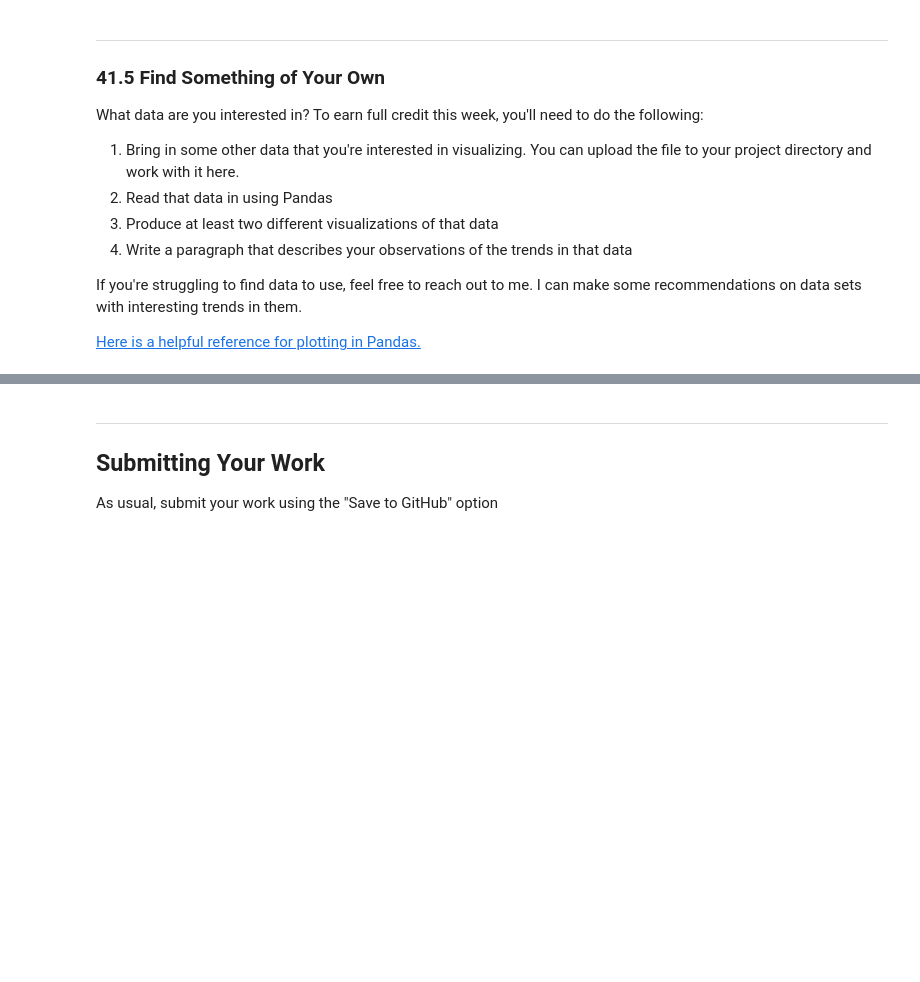
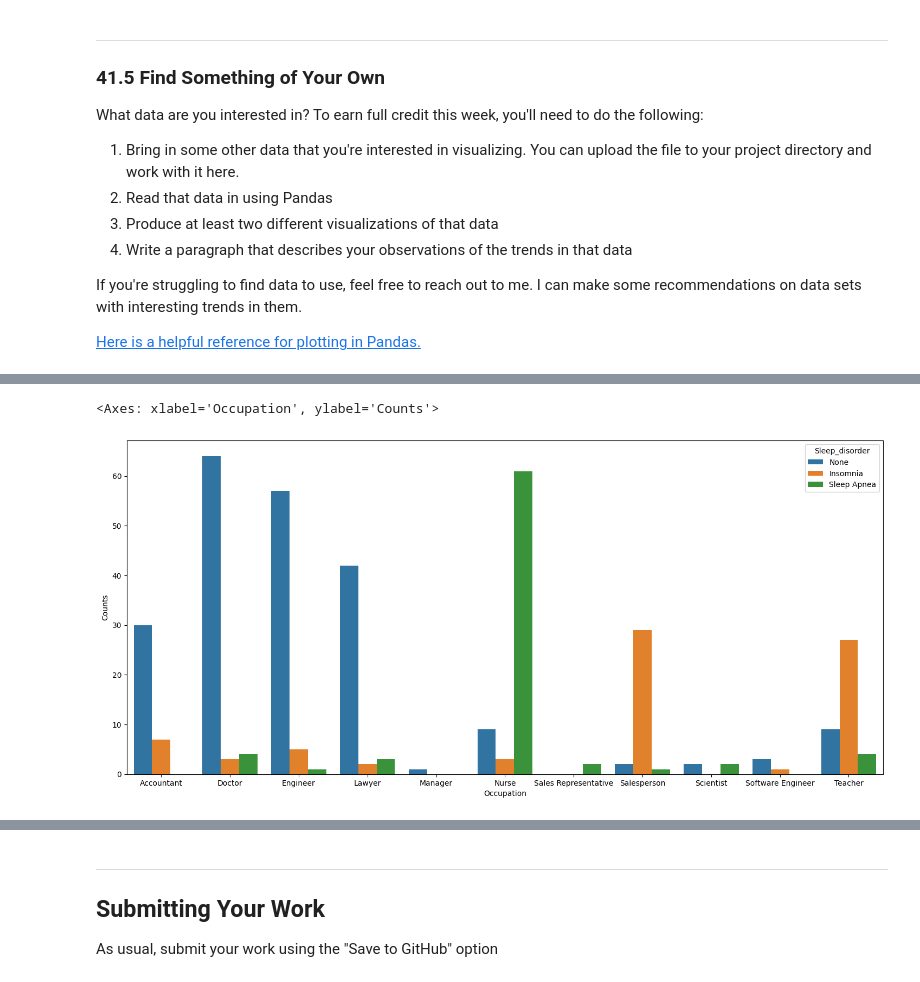
Before and after one commit to Diwakarmogarala/hds5210-2023, a Jupyter notebook: week09/week09_assignment_2.ipynb, the cells around one changed output, grey strips where cells are left out. Cells and saved outputs as stored; diff of their text form; code cells hidden in the pictures; blank space fills up the shorter version.

```diff
--- a/week09/week09_assignment_2.ipynb
+++ b/week09/week09_assignment_2.ipynb
@@ -261,0 +256,2 @@ _Double-click this text and then edit it to put in your observations_
+# %%
+sleep_health=pd.read_csv('/content/Sleep_health_and_lifestyle_dataset.csv')
@@ -261,0 +298,18 @@ _Double-click this text and then edit it to put in your observations_
+# %%
+profession=dict(sleep_health.groupby(['Occupation'])['Sleep Disorder'].value_counts())
+Occupation=[]
+Sleep_disorder=[]
+counts=[]
+for individual,count in profession.items():
+  Occupation.append(individual[0])
+  Sleep_disorder.append(individual[1])
+  counts.append(count)
+dataframe={'Occupation':Occupation,
+           'Sleep_disorder' : Sleep_disorder,
+           'Counts': counts}
+dataframe_sleep=pd.DataFrame(dataframe)
+plt.figure(figsize=(18,8))
+sns.barplot( x= dataframe_sleep['Occupation'], y= dataframe_sleep['Counts'], hue=dataframe_sleep['Sleep_disorder'])
+# %% [output]
+<Axes: xlabel='Occupation', ylabel='Counts'>
+[figure, added]
```
Also changed, not shown: parts of 15 cells of this notebook.
